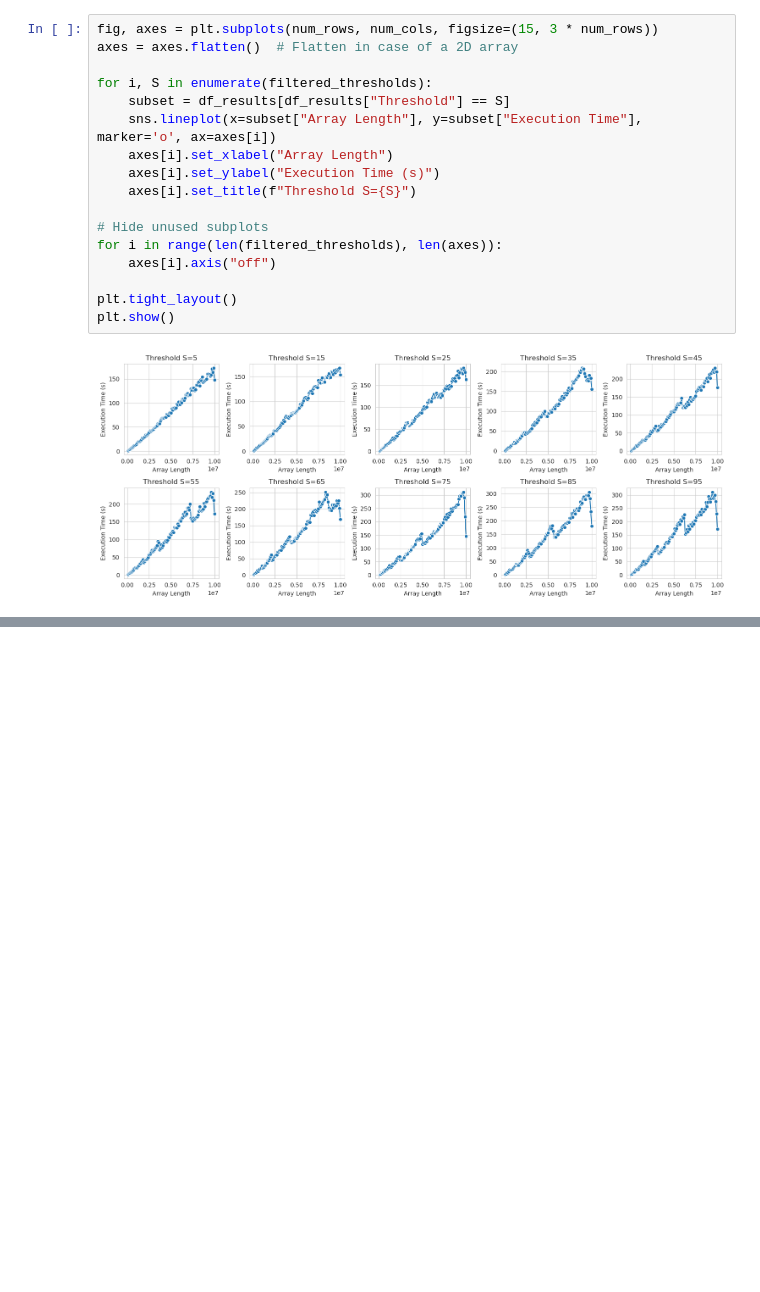
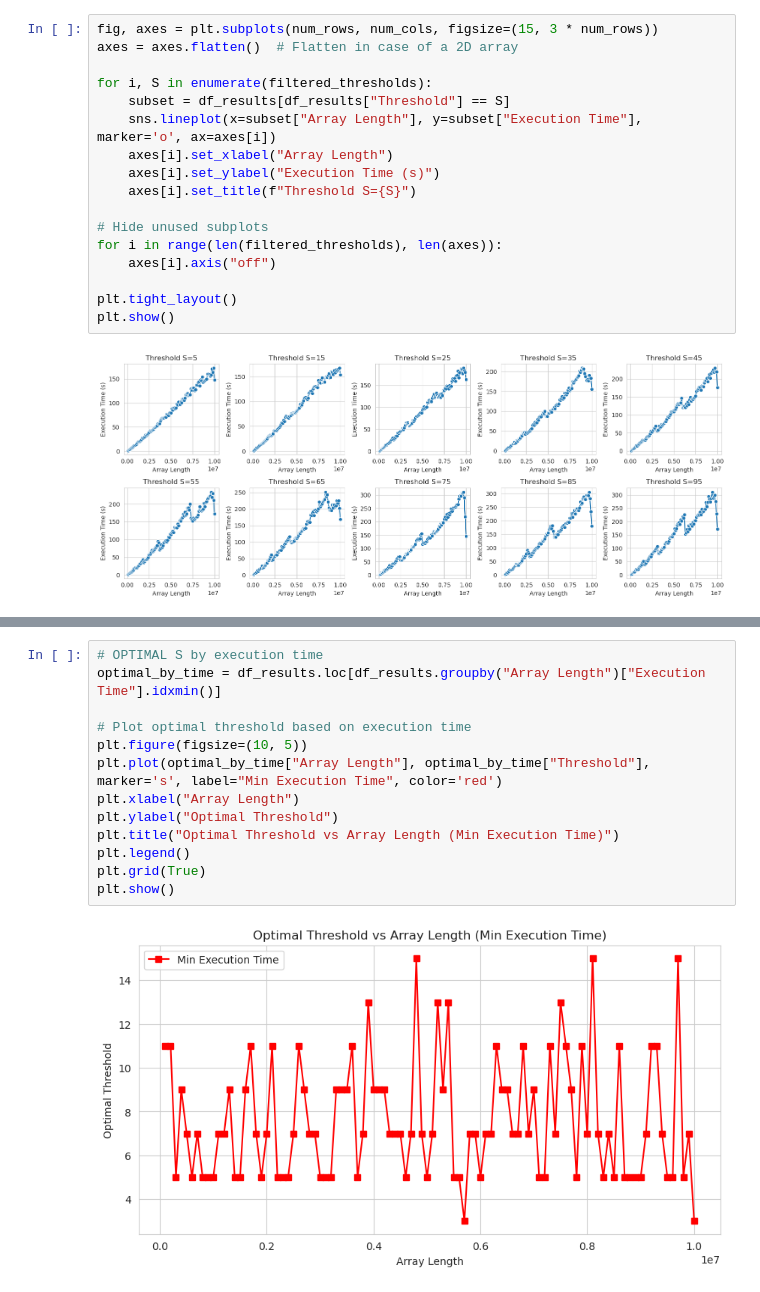
Before and after one commit to rachtrx/sc2001-sddb-group-6, a Jupyter notebook: project_1/analysis.ipynb, the cells around one changed output, grey strips where cells are left out. Saved outputs shown, nothing was run; the diff lists cells and outputs as text; blank space fills up the shorter version.

```diff
--- a/project_1/analysis.ipynb
+++ b/project_1/analysis.ipynb
@@ -123,0 +157,15 @@ plt.show()
+# %%
+# OPTIMAL S by execution time
+optimal_by_time = df_results.loc[df_results.groupby("Array Length")["Execution Time"].idxmin()]
+
+# Plot optimal threshold based on execution time
+plt.figure(figsize=(10, 5))
+plt.plot(optimal_by_time["Array Length"], optimal_by_time["Threshold"], marker='s', label="Min Execution Time", color='red')
+plt.xlabel("Array Length")
+plt.ylabel("Optimal Threshold")
+plt.title("Optimal Threshold vs Array Length (Min Execution Time)")
+plt.legend()
+plt.grid(True)
+plt.show()
+# %% [output]
+[figure, added]
```
Also changed, not shown: parts of 4 cells of this notebook, 1 other file.
